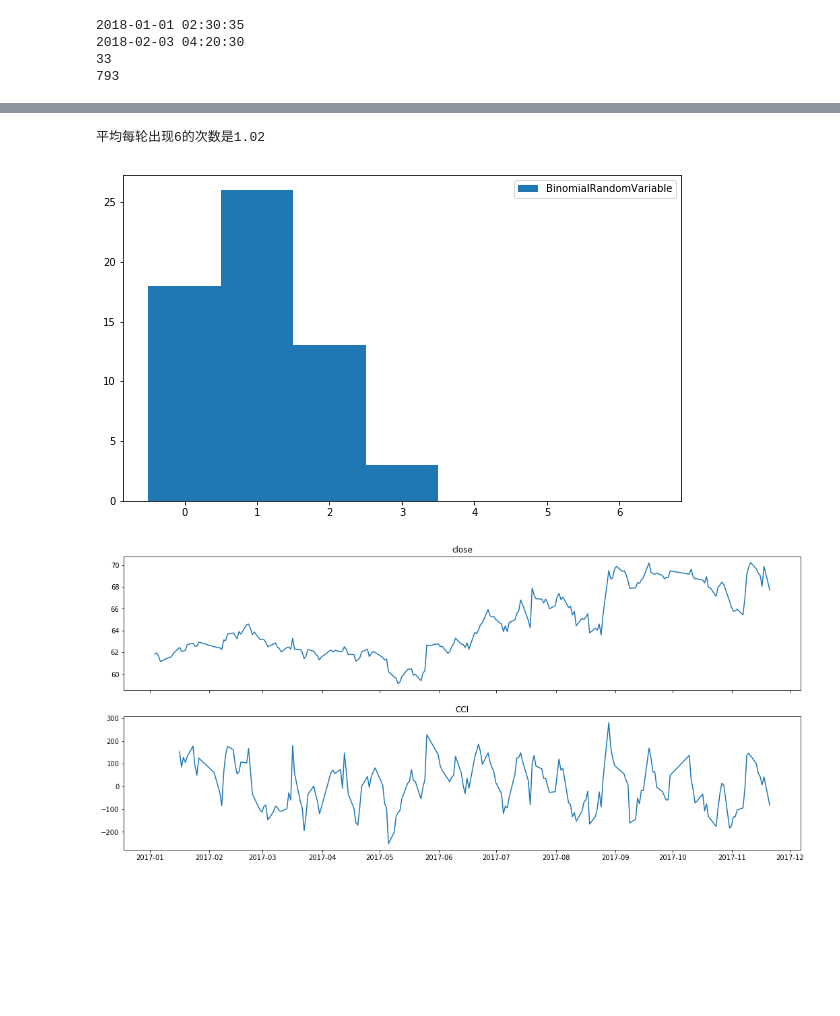
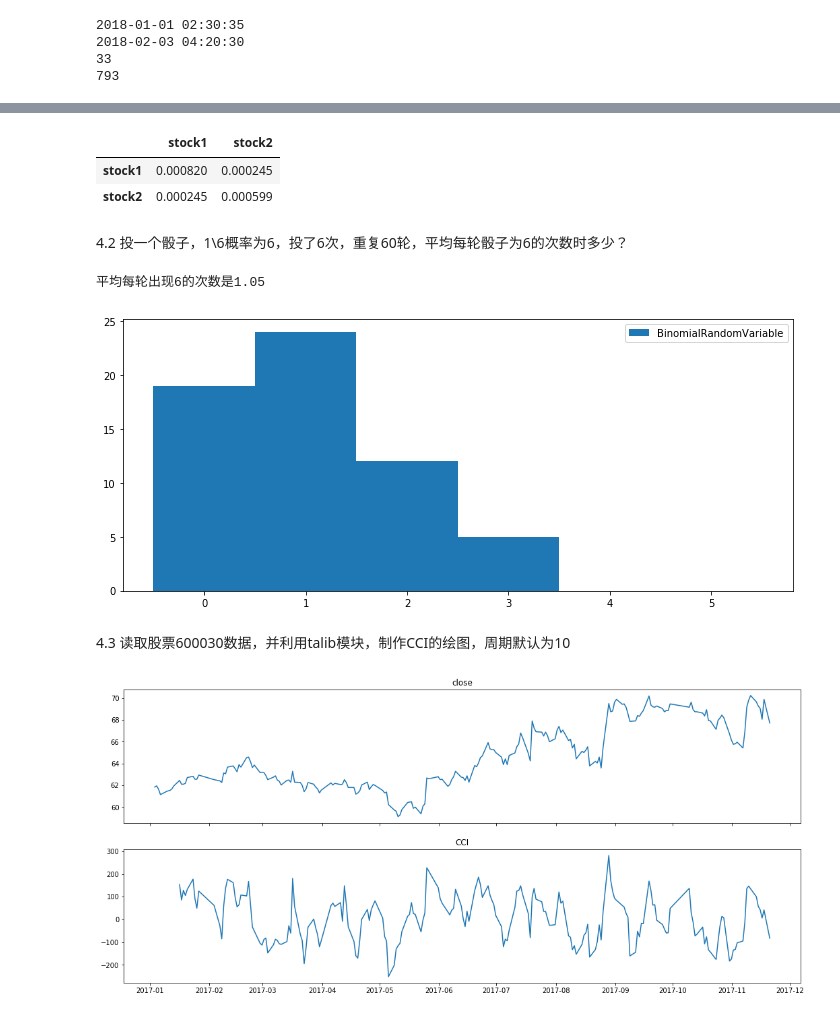
Before and after one commit to cxd375727676/big_fish_cloud_practice, a Jupyter notebook: online_homework.ipynb, the cells around one changed output, grey strips where cells are left out. Saved outputs shown, nothing was run; the diff lists cells and outputs as text; code cells hidden in the pictures; blank space fills up the shorter version.

```diff
--- a/online_homework.ipynb
+++ b/online_homework.ipynb
@@ -158,19 +193,29 @@ stock2  0.000245  0.000599
+# %%
+#4.1
+df.cov()  #协方差
+# %% [output]
+|  | stock1 | stock2 |
+| stock1 | 0.000820 | 0.000245 |
+| stock2 | 0.000245 | 0.000599 |
+# %% [markdown]
+4.2 投一个骰子，1\6概率为6，投了6次，重复60轮，平均每轮骰子为6的次数时多少？
 # %%
 #4.2
-from numpy.random import randint
+import numpy as np
 import matplotlib.pyplot as plt
-arr=randint(1,7,(60,6))
-count6=np.sum(arr==6,axis=1)
-print("平均每轮出现6的次数是%.2f" %(count6.mean()))
+B=np.random.binomial(6, 1.0/6, 60)
+print("平均每轮出现6的次数是%.2f" %(B.mean()))
 
-#直方图统计
-plt.figure(figsize=(10,6))
-plt.hist(count6,bins=np.arange(-0.5,7.5))
+%matplotlib inline
+fig=plt.figure(figsize=(12,5))
+plt.hist(B,bins=np.arange(7),align="left")
 plt.legend(["BinomialRandomVariable"])
 plt.show()
 # %% [output]
-平均每轮出现6的次数是1.02
+平均每轮出现6的次数是1.05
-[figure, old version]
+[figure, new version]
+# %% [markdown]
+4.3 读取股票600030数据，并利用talib模块，制作CCI的绘图，周期默认为10
 # %%
 #4.3
 from talib import abstract
```
Also changed, not shown: parts of 41 cells of this notebook, 1 other file.
